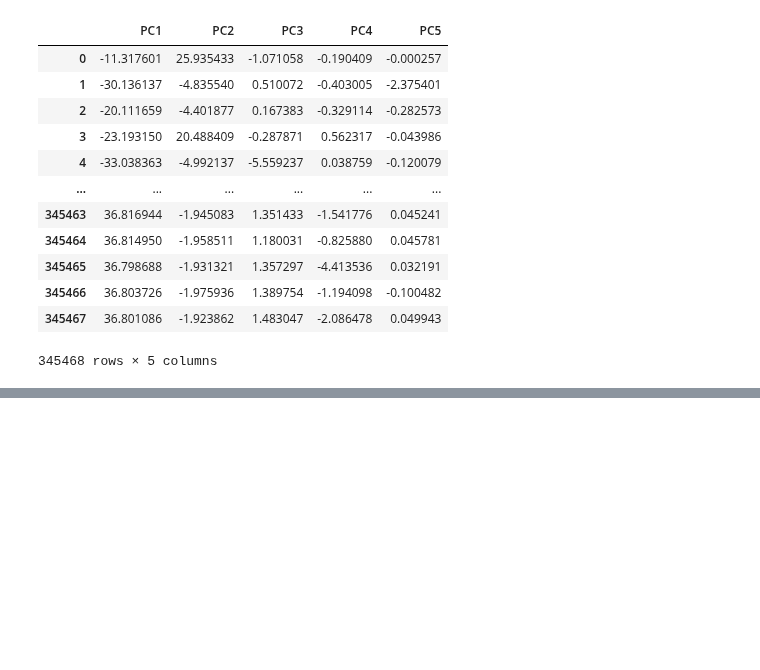
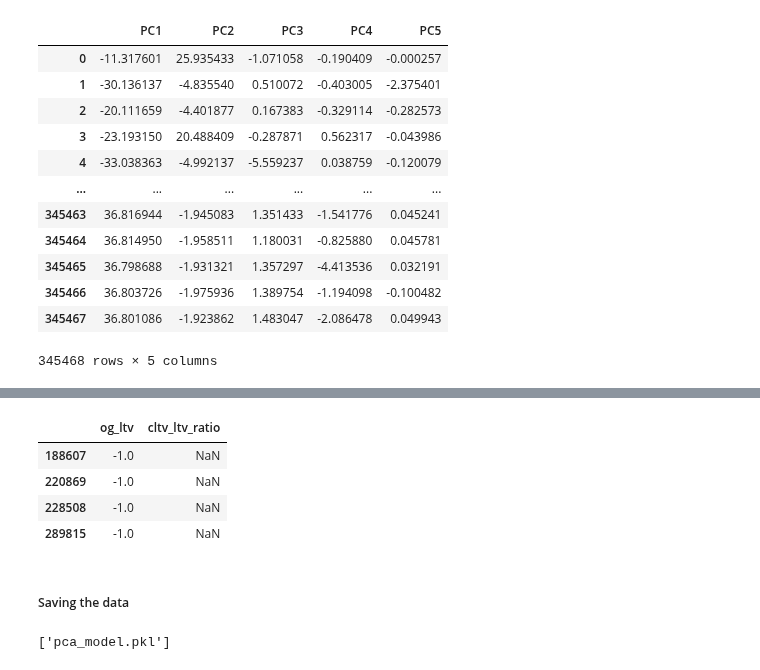
Before and after one commit to Niraj-Mhatre2003/Home_loan-Risk-Analytics, a Jupyter notebook: notebooks/03_feature_engineering.ipynb, the cells around one changed output, grey strips where cells are left out. Saved outputs shown, nothing was run; the diff lists cells and outputs as text; code cells hidden in the pictures; blank space fills up the shorter version.

```diff
--- a/notebooks/03_feature_engineering.ipynb
+++ b/notebooks/03_feature_engineering.ipynb
@@ -1629,6 +1658,23 @@ X_train_pca_df
+# %%
+train_df.loc[train_df["cltv_ltv_ratio"].isna(),
+             ["og_ltv", "cltv_ltv_ratio"]].head(10)
+# %% [output]
+|  | og_ltv | cltv_ltv_ratio |
+| 188607 | -1.0 | NaN |
+| 220869 | -1.0 | NaN |
+| 228508 | -1.0 | NaN |
+| 289815 | -1.0 | NaN |
+# %% [markdown]
+##### Saving the data
 # %%
 train_df.to_csv("train_df.csv", index=False)
 val_df.to_csv("val_df.csv", index=False)
 test_df.to_csv("test_df.csv", index=False)
 # %%
 X_train_pca_df.to_csv("X_train_pca.csv", index=False)
+# %%
+import joblib
+
+joblib.dump(pca, "pca_model.pkl")
+# %% [output]
+['pca_model.pkl']
```
Also changed, not shown: parts of 9 cells of this notebook, 3 other files.
